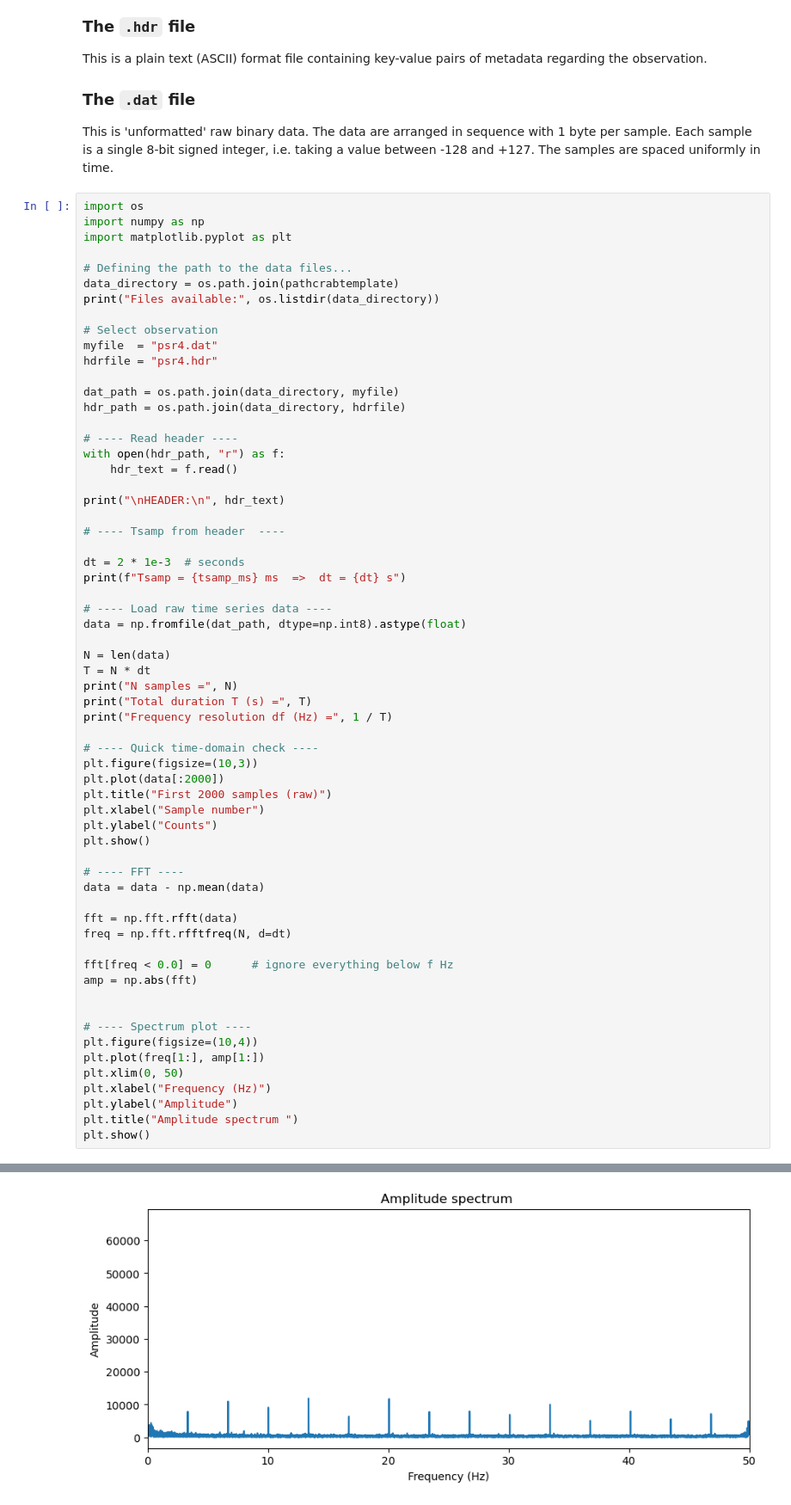
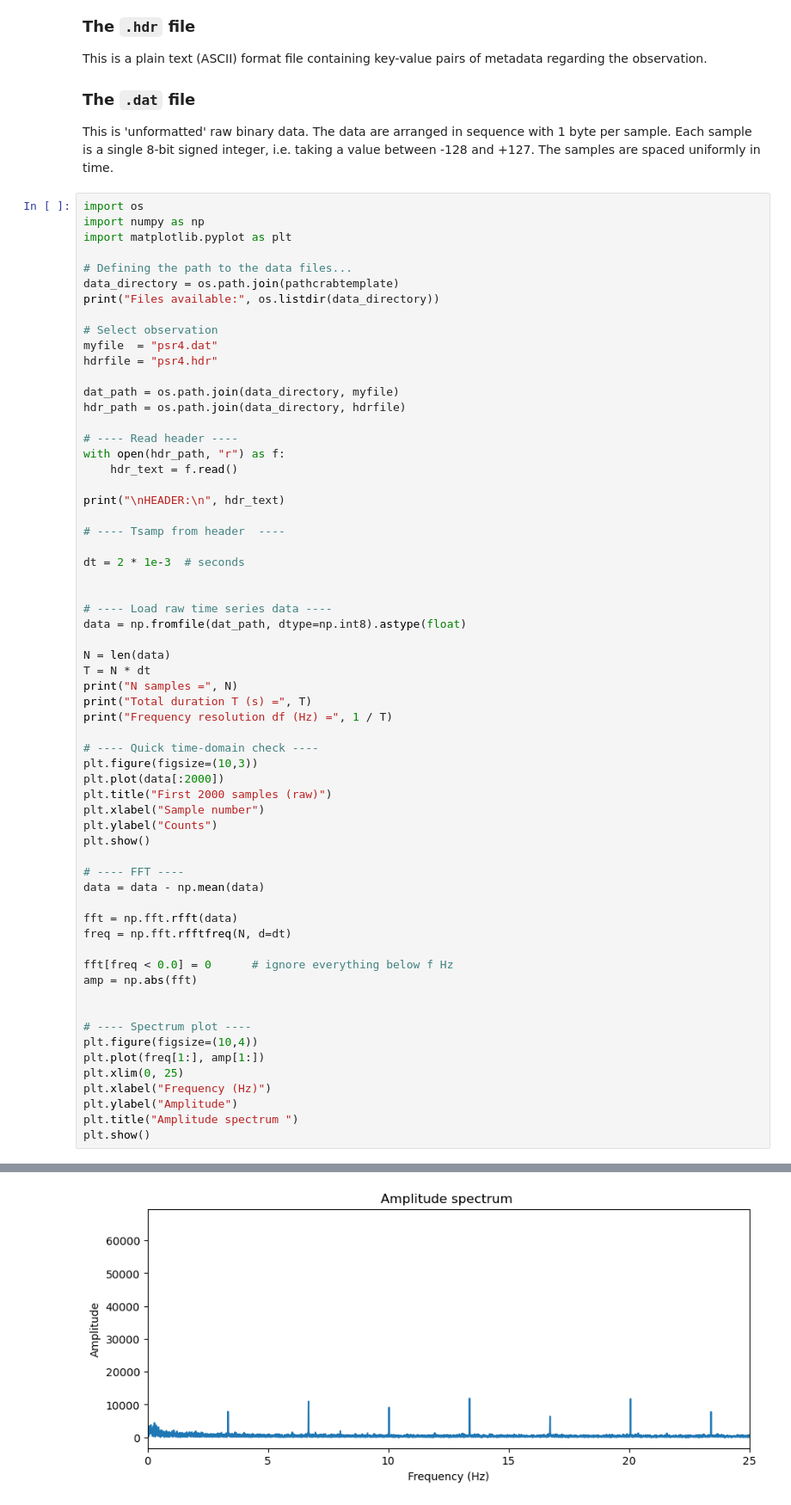
Before and after one commit to AliWA2022/Pulsars-Analysis-, a Jupyter notebook: Searching for Pulsars.ipynb, the cells around one changed output, grey strips where cells are left out. Shown at 86% size. Cells and saved outputs as stored; diff of their text form.

```diff
--- a/Searching for Pulsars.ipynb
+++ b/Searching for Pulsars.ipynb
@@ -109,7 +109,7 @@ print("\nHEADER:\n", hdr_text)
 # ---- Tsamp from header  ----
 
 dt = 2 * 1e-3  # seconds
-print(f"Tsamp = {tsamp_ms} ms  =>  dt = {dt} s")
+
 
 # ---- Load raw time series data ----
 data = np.fromfile(dat_path, dtype=np.int8).astype(float)
@@ -141,7 +141,7 @@ amp = np.abs(fft)
 # ---- Spectrum plot ----
 plt.figure(figsize=(10,4))
 plt.plot(freq[1:], amp[1:])
-plt.xlim(0, 50)
+plt.xlim(0, 25)
 plt.xlabel("Frequency (Hz)")
 plt.ylabel("Amplitude")
 plt.title("Amplitude spectrum ")
@@ -161,7 +160,7 @@ Tsamp = 2.0 ms  =>  dt = 0.002 s
 N samples = 106496
 Total duration T (s) = 212.99200000000002
 Frequency resolution df (Hz) = 0.004695012019230769
 [figure]
-[figure, old version]
+[figure, new version]
 # %%
 # ---- Get top peaks ----
```
Also changed, not shown: parts of 9 cells of this notebook.
